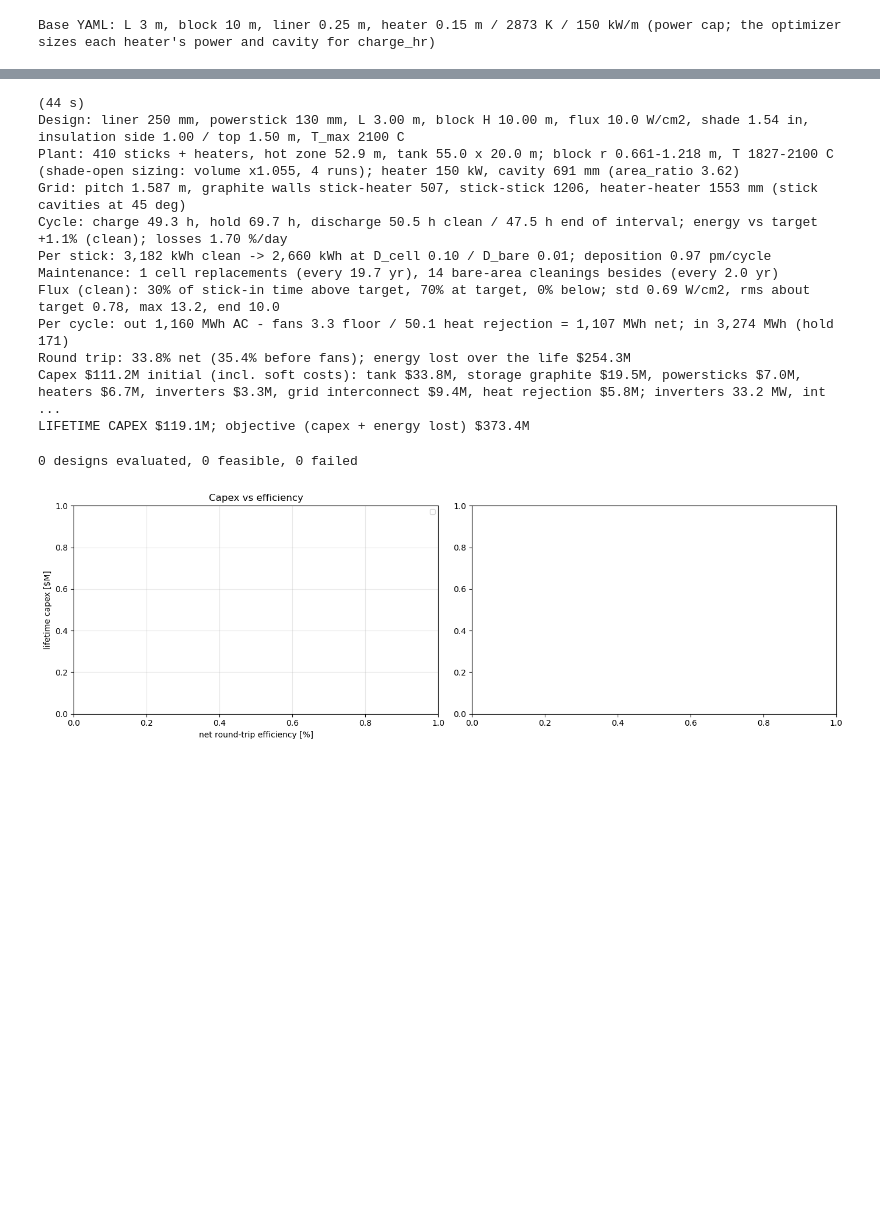
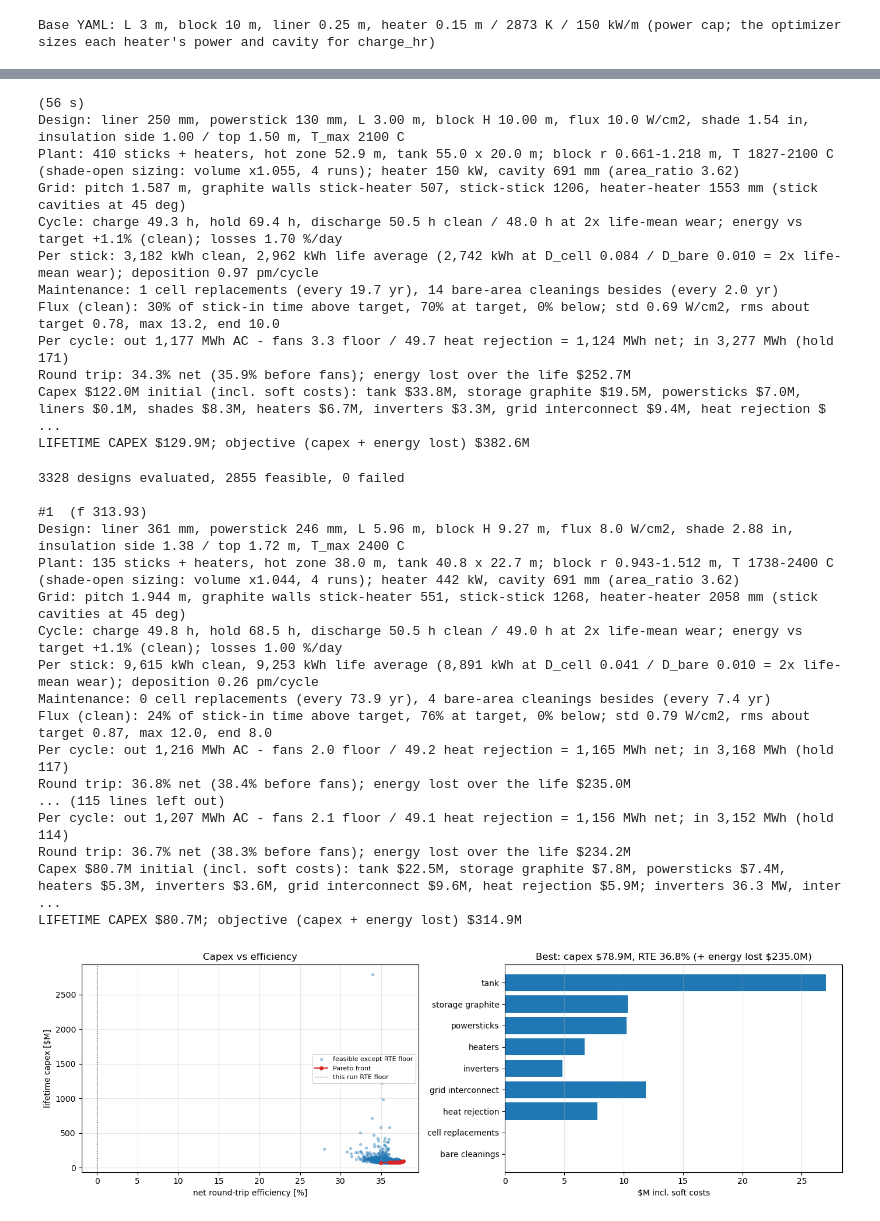
Before and after one commit to nate-colgan/python-models, a Jupyter notebook: tinless system optimizer.ipynb, the cells around one changed output, grey strips where cells are left out. Cells and saved outputs as stored; diff of their text form; code cells hidden in the pictures; blank space fills up the shorter version.

```diff
--- a/tinless system optimizer.ipynb
+++ b/tinless system optimizer.ipynb
@@ -25,11 +25,13 @@ import os, glob, json, time, copy
 import numpy as np
 import matplotlib.pyplot as plt
 import importlib
-import thermal.build, thermal.tank, thermal.sizing, thermal.optimize
-for _mod in (thermal.build, thermal.tank, thermal.sizing, thermal.optimize):
+import thermal.build, thermal.tank, thermal.sizing, thermal.optimize, thermal.report
+for _mod in (thermal.build, thermal.tank, thermal.sizing, thermal.optimize, thermal.report):
     importlib.reload(_mod)          # pick up edits to the modules (e.g. DESIGN_VARS bounds)
 from thermal import optimize as O
 from thermal.build import load_config
+from thermal.report import FigureStore
+FIGS = FigureStore()                # figures kept for the run report (last cell)
 
 base_cfg = load_config('tinless_model_input.yaml')
 print(f"Base YAML: L {base_cfg['storage']['L']} m, block {base_cfg['storage'].get('block_height')} m, "
@@ -64,6 +66,18 @@ OPT_INPUTS = {
         'bare_clean_per_stick': 0.0,       # $/stick per bare-area cleaning (count is tracked)
         'interconnect_per_kW': 150.0,      # $/kW grid connection, sized on max(peak charge, peak output) AC
                                            #   (LBNL: completed storage projects avg ~$151/kW) PLACEHOLDER
+        # liner: grafoil walls (4 x side x L) + CFC floor (side^2 x floor_area_factor, extra for upper features)
+        'liner_wall_per_m2': 55.0,         # $/m2 grafoil
+        'liner_floor_per_m2': 1000.0,      # $/m2 CFC
+        'liner_floor_area_factor': 2.0,
+        # shades: 8 RGF vanes per stick over the full block height, an axle per vane up through the top
+        # insulation (t_top + shade_axle_extra) to the drive
+        'shade_rgf_per_m3': 15000.0,       # $/m3 rigid graphite felt, machined (PLACEHOLDER)
+        'shade_axle_per_m': 300.0,         # $/m graphite / CFC axle (PLACEHOLDER)
+        'shade_axle_extra': 0.5,           # m axle above the top insulation
+        'shade_drive': 'linkage',          # 'linkage': 1 motor + linkage per stick | 'per_vane': 1 motor per vane
+        'shade_motor': 1500.0,             # $/motor incl. driver (PLACEHOLDER)
+        'shade_linkage': 2000.0,           # $/stick linkage, 'linkage' drive (PLACEHOLDER)
     },
     'parasitics': {'heat_rejection_kWe_per_kWth': 0.03},   # dry-cooler fans + pumps; floor fans from the tank model
     'deposition': {
@@ -110,18 +124,18 @@ res_base = O.evaluate(baseline, base_cfg, opt)
 print(f"({time.perf_counter() - _t0:.0f} s)")
 print(O.summary(res_base))
 # %% [output]
-(44 s)
+(56 s)
 Design: liner 250 mm, powerstick 130 mm, L 3.00 m, block H 10.00 m, flux 10.0 W/cm2, shade 1.54 in, insulation side 1.00 / top 1.50 m, T_max 2100 C
 Plant: 410 sticks + heaters, hot zone 52.9 m, tank 55.0 x 20.0 m; block r 0.661-1.218 m, T 1827-2100 C (shade-open sizing: volume x1.055, 4 runs); heater 150 kW, cavity 691 mm (area_ratio 3.62)
 Grid: pitch 1.587 m, graphite walls stick-heater 507, stick-stick 1206, heater-heater 1553 mm (stick cavities at 45 deg)
-Cycle: charge 49.3 h, hold 69.7 h, discharge 50.5 h clean / 47.5 h end of interval; energy vs target +1.1% (clean); losses 1.70 %/day
-Per stick: 3,182 kWh clean -> 2,660 kWh at D_cell 0.10 / D_bare 0.01; deposition 0.97 pm/cycle
+Cycle: charge 49.3 h, hold 69.4 h, discharge 50.5 h clean / 48.0 h at 2x life-mean wear; energy vs target +1.1% (clean); losses 1.70 %/day
+Per stick: 3,182 kWh clean, 2,962 kWh life average (2,742 kWh at D_cell 0.084 / D_bare 0.010 = 2x life-mean wear); deposition 0.97 pm/cycle
 Maintenance: 1 cell replacements (every 19.7 yr), 14 bare-area cleanings besides (every 2.0 yr)
 Flux (clean): 30% of stick-in time above target, 70% at target, 0% below; std 0.69 W/cm2, rms about target 0.78, max 13.2, end 10.0
-Per cycle: out 1,160 MWh AC - fans 3.3 floor / 50.1 heat rejection = 1,107 MWh net; in 3,274 MWh (hold 171)
-Round trip: 33.8% net (35.4% before fans); energy lost over the life $254.3M
-Capex $111.2M initial (incl. soft costs): tank $33.8M, storage graphite $19.5M, powersticks $7.0M, heaters $6.7M, inverters $3.3M, grid interconnect $9.4M, heat rejection $5.8M; inverters 33.2 MW, int ...
-LIFETIME CAPEX $119.1M; objective (capex + energy lost) $373.4M
+Per cycle: out 1,177 MWh AC - fans 3.3 floor / 49.7 heat rejection = 1,124 MWh net; in 3,277 MWh (hold 171)
+Round trip: 34.3% net (35.9% before fans); energy lost over the life $252.7M
+Capex $122.0M initial (incl. soft costs): tank $33.8M, storage graphite $19.5M, powersticks $7.0M, liners $0.1M, shades $8.3M, heaters $6.7M, inverters $3.3M, grid interconnect $9.4M, heat rejection $ ...
+LIFETIME CAPEX $129.9M; objective (capex + energy lost) $382.6M
 # %%
 # -- Differential evolution ------------------------------------------------------
 # ~1-2 min per design on one core (shade-open sizing: ~3-4 discharges); WORKERS designs in
@@ -133,6 +147,10 @@ POPSIZE  = 10             # x 9 variables = 90 designs / generation
 MAXITER  = 25
 SEED     = 0
 LOG_DIR  = os.path.join('opt_runs', time.strftime('%Y%m%d_%H%M%S') + f"_p{opt['economics']['elec_price']:.0f}")
+RELOAD_RUN = 'opt_runs/20261119_164422_p75'         # e.g. 'opt_runs/20261119_164422_p75': skip the run, reload that folder's log
+                          #   (results, plots and the report below then use it)
+if RELOAD_RUN:
+    RUN_DE, LOG_DIR = False, RELOAD_RUN
 
 if RUN_DE:
     _t0 = time.perf_counter()
@@ -165,38 +183,56 @@ rows = O.load_log(LOG_DIR)
 ok = [r for r in rows if r.get('feasible')]
 print(f"{len(rows)} designs evaluated, {len(ok)} feasible, {sum('error' in r for r in rows)} failed")
 best = sorted(ok, key=lambda r: r['lifetime_cost'])[:10]
 for i, r in enumerate(best):
     print(f"\n#{i+1}  (f {r['f']:.2f})")
     print(O.summary(r))
 
 # Pareto front (designs whose only violation is the RTE floor count). Add other run folders
 # to PARETO_DIRS only if they used the same model and inputs.
 PARETO_DIRS = [LOG_DIR]
 all_rows = [r for d in PARETO_DIRS for r in O.load_log(d)]
 pool = [r for r in all_rows if 'capex_total' in r and set(r.get('violations') or {}) <= {'rte'}]
 front = O.pareto(all_rows)
 fig, ax = plt.subplots(1, 2, figsize=(14, 4.5))
 if pool:
     ax[0].scatter([r['RTE'] * 100 for r in pool], [r['capex_total'] / 1e6 for r in pool], s=8, alpha=.35,
                   label='feasible except RTE floor')
     ax[0].plot([r['RTE'] * 100 for r in front], [r['capex_total'] / 1e6 for r in front], 'o-', c='C3', ms=4,
                label='Pareto front')
     ax[0].axvline(opt['objective']['rte_min'] * 100, c='k', ls=':', lw=.8, label='this run RTE floor')
 ax[0].set_xlabel('net round-trip efficiency [%]'); ax[0].set_ylabel('lifetime capex [$M]')
 ax[0].grid(alpha=.3); ax[0].legend(fontsize=8); ax[0].set_title('Capex vs efficiency')
 if best:
     b = best[0]
     parts = {k.split(' (')[0]: v * (1 + opt['economics']['soft_cost_frac']) for k, v in b['capex_lines'].items()}
     parts['cell replacements'] = b['n_rep'] * b['rep_cost']
     parts['bare cleanings'] = b['n_clean'] * b['clean_cost']
     ax[1].barh(list(parts), np.array(list(parts.values())) / 1e6)
     ax[1].set_xlabel('$M incl. soft costs'); ax[1].invert_yaxis(); ax[1].grid(alpha=.3, axis='x')
-    ax[1].set_title(f"Best: capex ${b['capex_total']/1e6:,.1f}M, RTE {b['RTE']*100:.1f}% "
-                    f"(+ energy lost ${b['loss_cost']/1e6:,.1f}M)")
-plt.tight_layout(); plt.show()
+    ax[1].set_title(f"Best: capex \\${b['capex_total']/1e6:,.1f}M, RTE {b['RTE']*100:.1f}% "
+                    f"(+ energy lost \\${b['loss_cost']/1e6:,.1f}M)")
+plt.tight_layout()
+FIGS.keep('pareto_and_capex', 'Left: lifetime capex vs net round-trip efficiency of every feasible design, with the Pareto front. Right: capex breakdown of the optimum (incl. soft costs).')
+plt.show()
 # %% [output]
-0 designs evaluated, 0 feasible, 0 failed
+3328 designs evaluated, 2855 feasible, 0 failed
+
+#1  (f 313.93)
+Design: liner 361 mm, powerstick 246 mm, L 5.96 m, block H 9.27 m, flux 8.0 W/cm2, shade 2.88 in, insulation side 1.38 / top 1.72 m, T_max 2400 C
+Plant: 135 sticks + heaters, hot zone 38.0 m, tank 40.8 x 22.7 m; block r 0.943-1.512 m, T 1738-2400 C (shade-open sizing: volume x1.044, 4 runs); heater 442 kW, cavity 691 mm (area_ratio 3.62)
+Grid: pitch 1.944 m, graphite walls stick-heater 551, stick-stick 1268, heater-heater 2058 mm (stick cavities at 45 deg)
+Cycle: charge 49.8 h, hold 68.5 h, discharge 50.5 h clean / 49.0 h at 2x life-mean wear; energy vs target +1.1% (clean); losses 1.00 %/day
+Per stick: 9,615 kWh clean, 9,253 kWh life average (8,891 kWh at D_cell 0.041 / D_bare 0.010 = 2x life-mean wear); deposition 0.26 pm/cycle
+Maintenance: 0 cell replacements (every 73.9 yr), 4 bare-area cleanings besides (every 7.4 yr)
+Flux (clean): 24% of stick-in time above target, 76% at target, 0% below; std 0.79 W/cm2, rms about target 0.87, max 12.0, end 8.0
+Per cycle: out 1,216 MWh AC - fans 2.0 floor / 49.2 heat rejection = 1,165 MWh net; in 3,168 MWh (hold 117)
+Round trip: 36.8% net (38.4% before fans); energy lost over the life $235.0M
+... (115 lines left out)
+Per cycle: out 1,207 MWh AC - fans 2.1 floor / 49.1 heat rejection = 1,156 MWh net; in 3,152 MWh (hold 114)
+Round trip: 36.7% net (38.3% before fans); energy lost over the life $234.2M
+Capex $80.7M initial (incl. soft costs): tank $22.5M, storage graphite $7.8M, powersticks $7.4M, heaters $5.3M, inverters $3.6M, grid interconnect $9.6M, heat rejection $5.9M; inverters 36.3 MW, inter ...
+LIFETIME CAPEX $80.7M; objective (capex + energy lost) $314.9M
-[figure, old version]
+[figure, new version]
 # %%
 # -- Variable scatter: each optimized variable vs objective (capex + energy lost; colour = RTE) --
 if ok:
```
Also changed, not shown: parts of 8 cells of this notebook, 17 other files.
